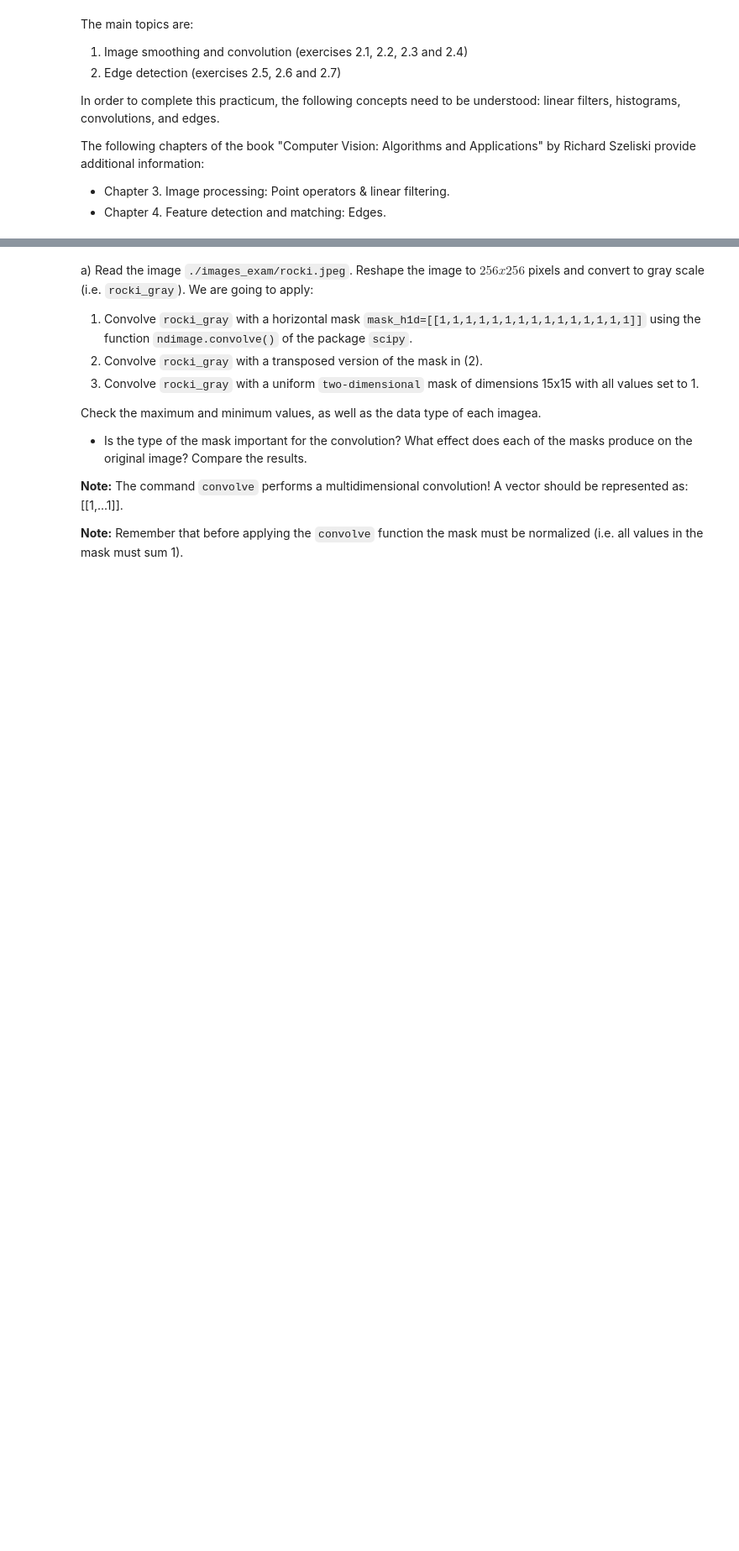
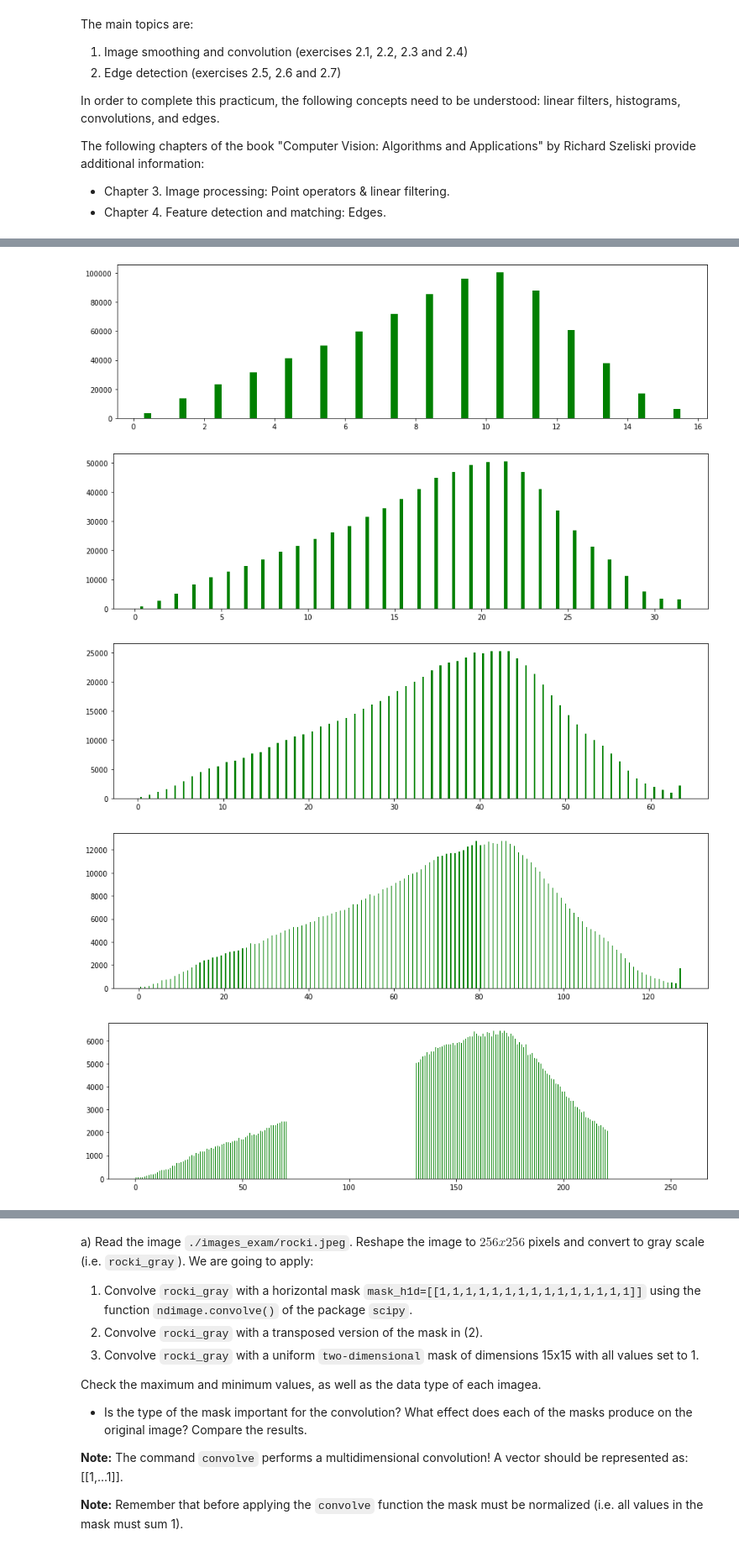
Before and after one commit to mates-info/artificial-vision, a Jupyter notebook: p2/P2_AntonioTigri_AndreuVall/p2_2022-23.ipynb, the cells around one changed output, grey strips where cells are left out. Shown at 84% size. Cells and saved outputs as stored; diff of their text form; code cells hidden in the pictures; blank space fills up the shorter version.

```diff
--- a/p2/P2_AntonioTigri_AndreuVall/p2_2022-23.ipynb
+++ b/p2/P2_AntonioTigri_AndreuVall/p2_2022-23.ipynb
@@ -70,0 +103,43 @@ The plotted histogram must accomplish these requirements (see image bellow as an
+# %%
+from skimage.exposure import histogram
+from skimage.color import rgb2gray
+import numpy as np
+
+'''
+The type of the image must be float, because with other types such as uint8 the number of bin
+parameter doesn't work for some reason.
+'''
+
+'''
+The bins represent certain ranges (of the same size) of pixels whose intensity is counted as a single
+group of values.
+'''
+
+def im_hist(im, nbins=8):
+    gray_im = 255 * rgb2gray(im)
+
+    gray_hist = histogram(gray_im, nbins=nbins)
+    red_hist = histogram(im[:, :, 0].astype(float), nbins=nbins)
+    green_hist = histogram(im[:, :, 1].astype(float), nbins=nbins)
+    blue_hist = histogram(im[:, :, 2].astype(float), nbins=nbins)
+
+    ind = np.arange(nbins)
+
+    fig = plt.figure(figsize=(15, 4))
+
+    #cl_gray = plt.bar(ind, gray_hist[0], 0.2, color='y')
+    #cl_red = plt.bar(ind+.2, red_hist[0], 0.2, color='r')
+    cl_green = plt.bar(ind+.4, green_hist[0], 0.2, color='g')
+    #cl_blue = plt.bar(ind+.6, blue_hist[0], 0.2, color='b')
+
+    #plt.legend((cl_gray[0], cl_red[0], cl_green[0], cl_blue[0]), ('Gray', 'Red', 'Green', 'Blue'), prop={'size': 15})
+    plt.show()
+
+for nbins in [16, 32, 64, 128, 255, 256]:
+    im_hist(rocki, nbins)
+# %% [output]
+[figure, added]
+[figure, added]
+[figure, added]
+[figure, added]
+[figure, added]
```
Also changed, not shown: parts of 6 cells of this notebook, 1 other file.
